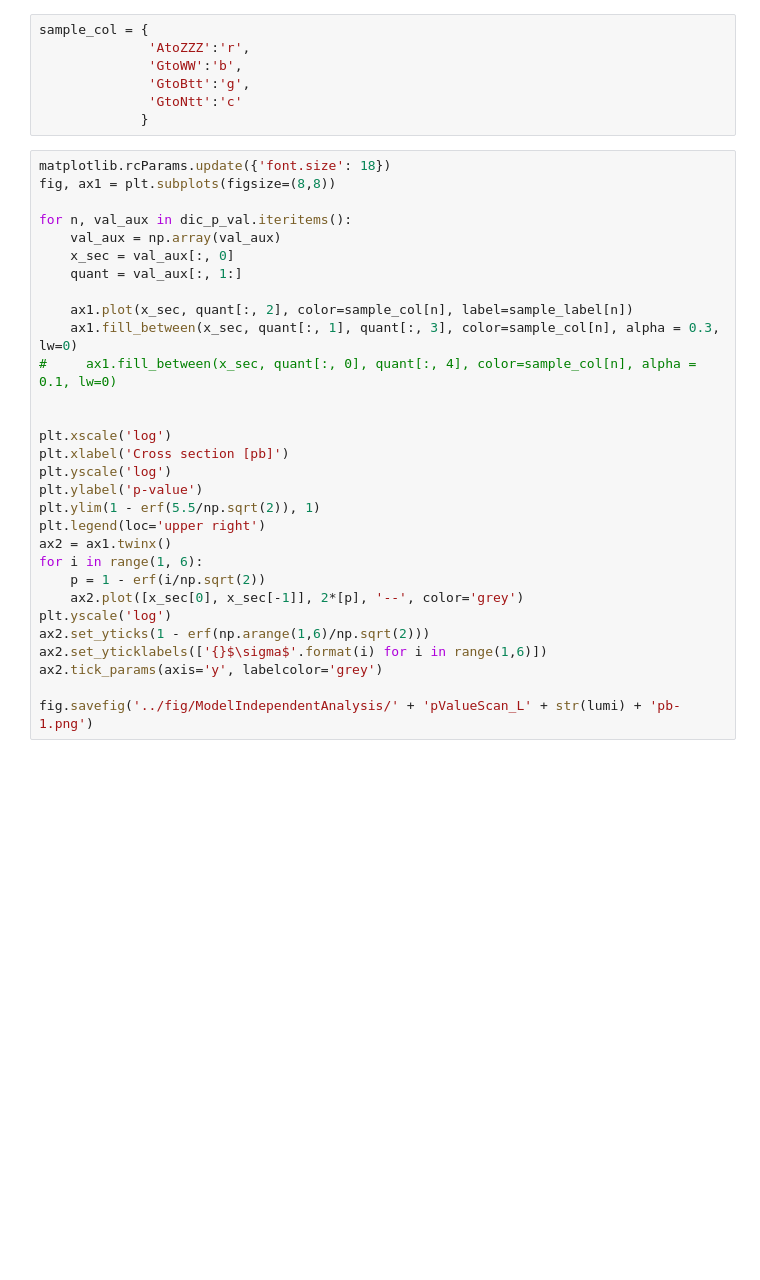
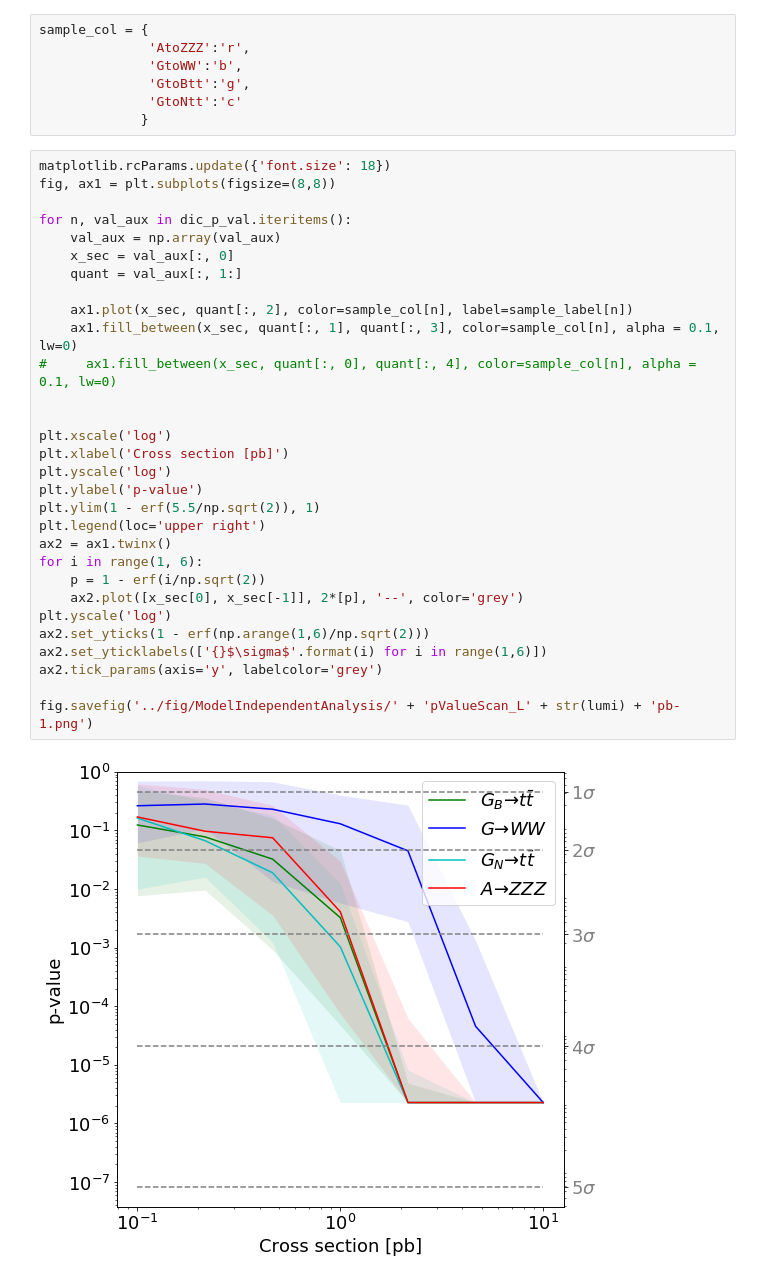
Before and after one commit to thaarres/JetAnomaly_CHEP19, a Jupyter notebook: jupyter/ModelIndepoAnomalyDetection.ipynb, the cells around one changed output. Saved outputs shown, nothing was run; the diff lists cells and outputs as text; blank space fills up the shorter version.

```diff
--- a/jupyter/ModelIndepoAnomalyDetection.ipynb
+++ b/jupyter/ModelIndepoAnomalyDetection.ipynb
@@ -452,30 +459,32 @@ sample_col = {
 # %%
 matplotlib.rcParams.update({'font.size': 18})
 fig, ax1 = plt.subplots(figsize=(8,8))
 
 for n, val_aux in dic_p_val.iteritems():
     val_aux = np.array(val_aux)
     x_sec = val_aux[:, 0]
     quant = val_aux[:, 1:]
 
     ax1.plot(x_sec, quant[:, 2], color=sample_col[n], label=sample_label[n])
-    ax1.fill_between(x_sec, quant[:, 1], quant[:, 3], color=sample_col[n], alpha = 0.3, lw=0)
+    ax1.fill_between(x_sec, quant[:, 1], quant[:, 3], color=sample_col[n], alpha = 0.1, lw=0)
 #     ax1.fill_between(x_sec, quant[:, 0], quant[:, 4], color=sample_col[n], alpha = 0.1, lw=0)
 
 
 plt.xscale('log')
 plt.xlabel('Cross section [pb]')
 plt.yscale('log')
 plt.ylabel('p-value')
 plt.ylim(1 - erf(5.5/np.sqrt(2)), 1)
 plt.legend(loc='upper right')
 ax2 = ax1.twinx()
 for i in range(1, 6):
     p = 1 - erf(i/np.sqrt(2))
     ax2.plot([x_sec[0], x_sec[-1]], 2*[p], '--', color='grey')
 plt.yscale('log')
 ax2.set_yticks(1 - erf(np.arange(1,6)/np.sqrt(2)))
 ax2.set_yticklabels(['{}$\sigma$'.format(i) for i in range(1,6)])
 ax2.tick_params(axis='y', labelcolor='grey')
 
 fig.savefig('../fig/ModelIndependentAnalysis/' + 'pValueScan_L' + str(lumi) + 'pb-1.png')
+# %% [output]
+[figure, added]
```
Also changed, not shown: parts of 8 cells of this notebook.
